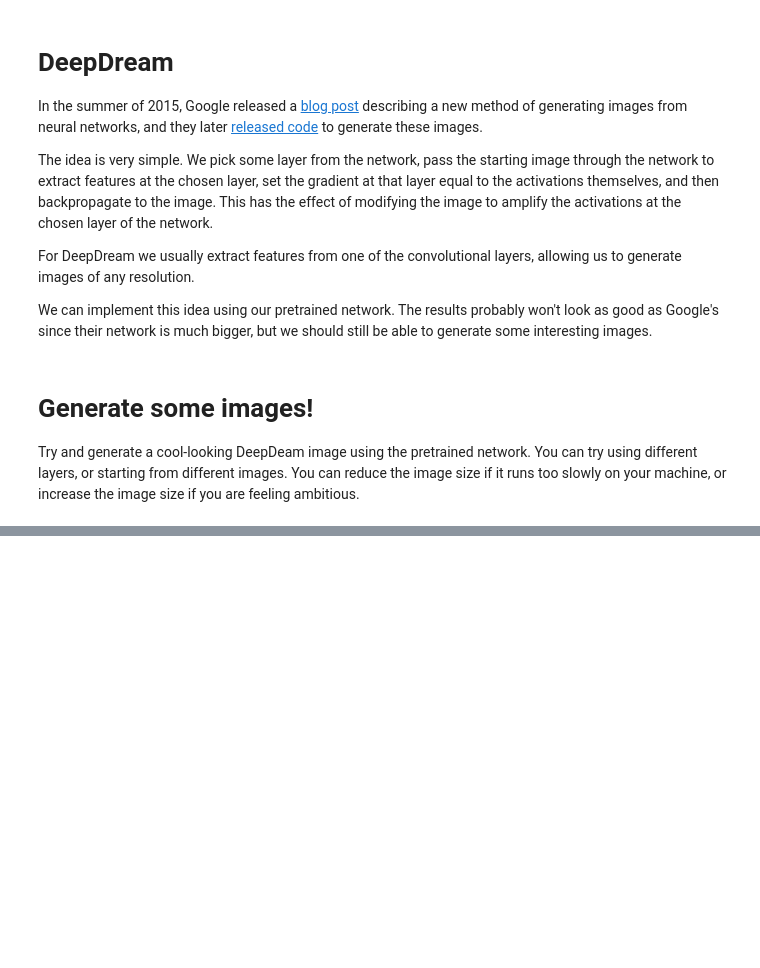
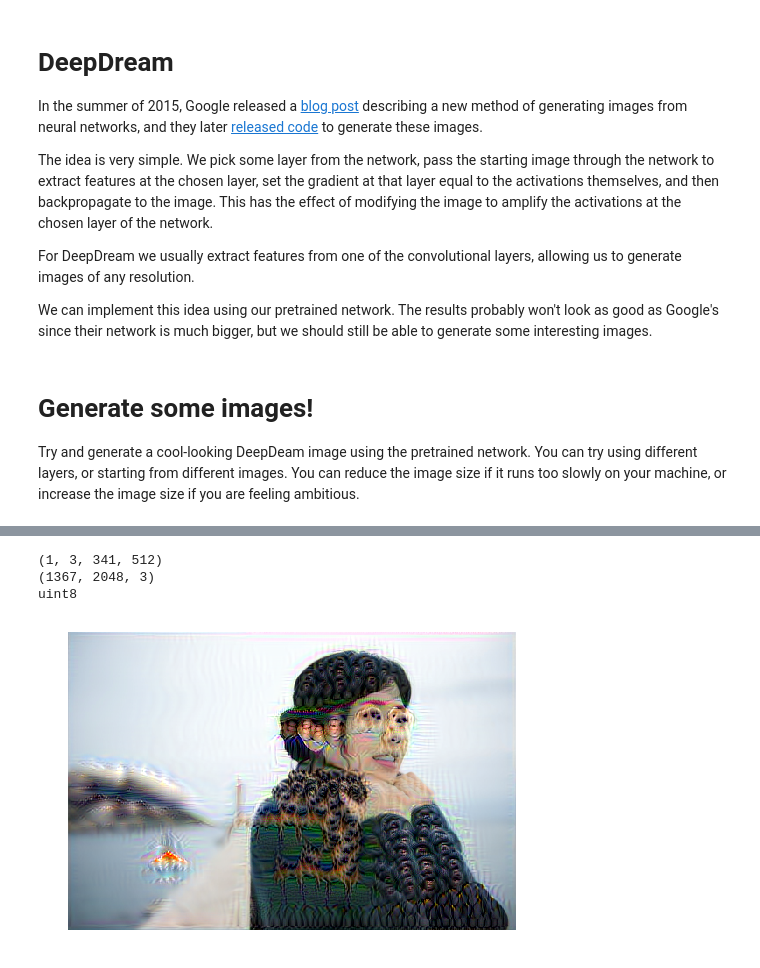
Before and after one commit to JyiHUO/cs231_idea, a Jupyter notebook: assignment3/ImageGeneration.ipynb, the cells around one changed output, grey strips where cells are left out. Drawn from its saved outputs; the diff is of its cells as text; code cells hidden in the pictures; blank space fills up the shorter version.

```diff
--- a/assignment3/ImageGeneration.ipynb
+++ b/assignment3/ImageGeneration.ipynb
@@ -389,0 +513,17 @@ out = deepdream(img_pre, 7, model, learning_rate=2000)
+# %%
+print out.shape
+img = imread(filename)
+print img.shape
+print img.dtype
+# %% [output]
+(1, 3, 341, 512)
+(1367, 2048, 3)
+uint8
+# %%
+img = deprocess_image(out, data['mean_image'], mean='pixel')
+plt.imshow(img)
+plt.gcf().set_size_inches(8, 8)
+plt.axis('off')
+plt.imsave('medeep.jpg',img)
+# %% [output]
+[figure, added]
```
Also changed, not shown: parts of 10 cells of this notebook, 2 other files.
